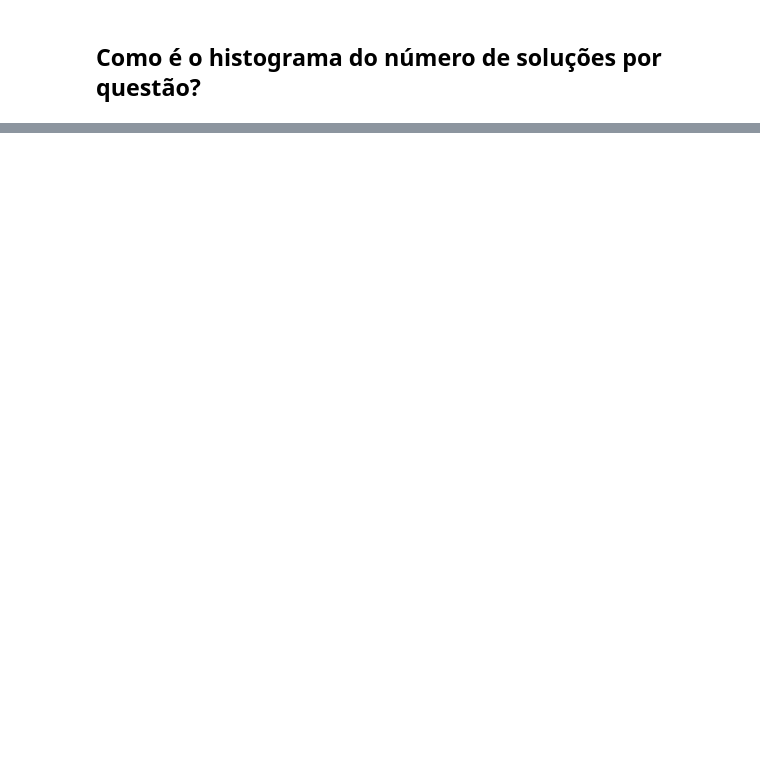
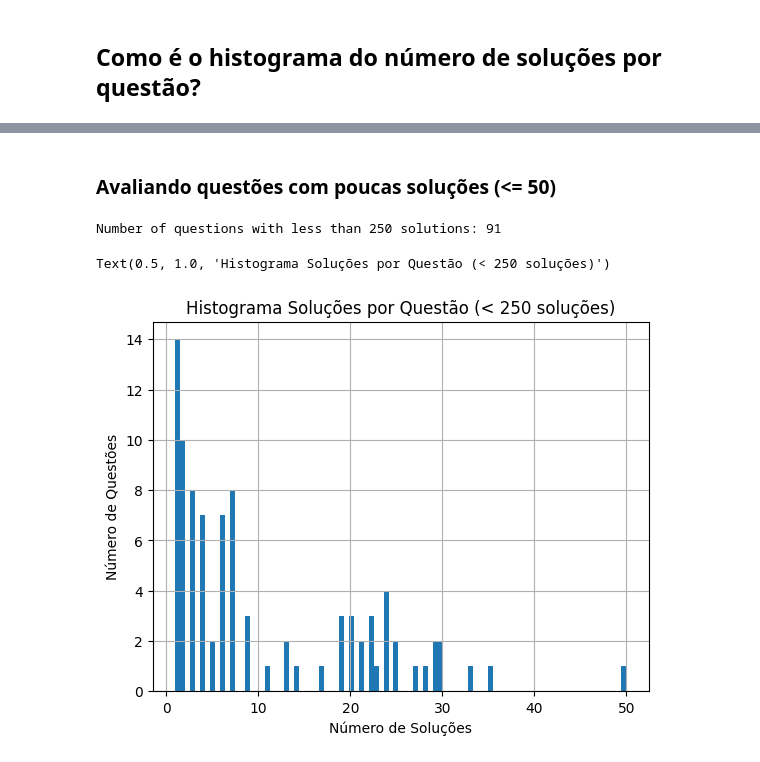
Before and after one commit to MachineTeachingEdu/overcode, a Jupyter notebook: exploring_mt_data.ipynb, the cells around one changed output, grey strips where cells are left out. Saved outputs shown, nothing was run; the diff lists cells and outputs as text; code cells hidden in the pictures; blank space fills up the shorter version.

```diff
--- a/exploring_mt_data.ipynb
+++ b/exploring_mt_data.ipynb
@@ -152,0 +198,16 @@ Number of students: 3162
+# %% [markdown]
+### Avaliando questões com poucas soluções (<= 50)
+# %%
+few_sols_series = sols_per_question[sols_per_question < 250]
+few_sols_series.hist(bins=91)
+
+print(f"Number of questions with less than 250 solutions: {len(few_sols_series)}")
+
+# Add labels and a title
+plt.xlabel('Número de Soluções')
+plt.ylabel('Número de Questões')
+plt.title('Histograma Soluções por Questão (< 250 soluções)')
+# %% [output]
+Number of questions with less than 250 solutions: 91
+Text(0.5, 1.0, 'Histograma Soluções por Questão (< 250 soluções)')
+[figure, added]
```
Also changed, not shown: parts of 12 cells of this notebook, 1 other file.
